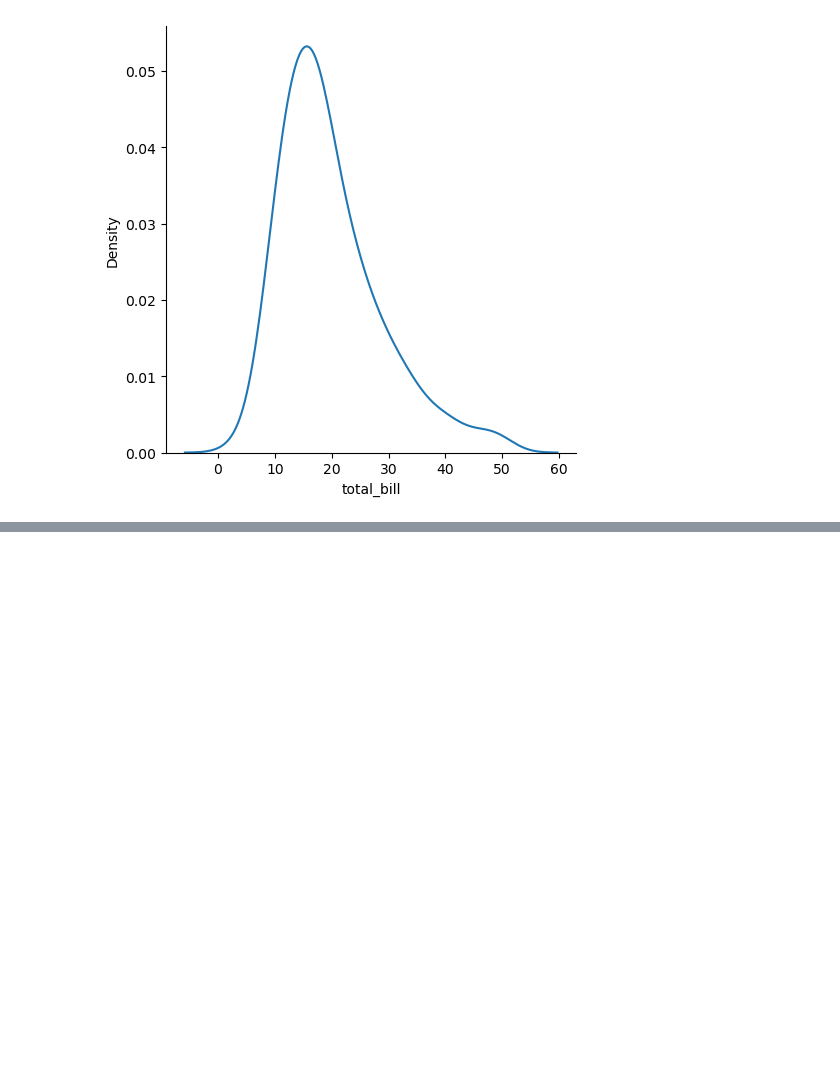
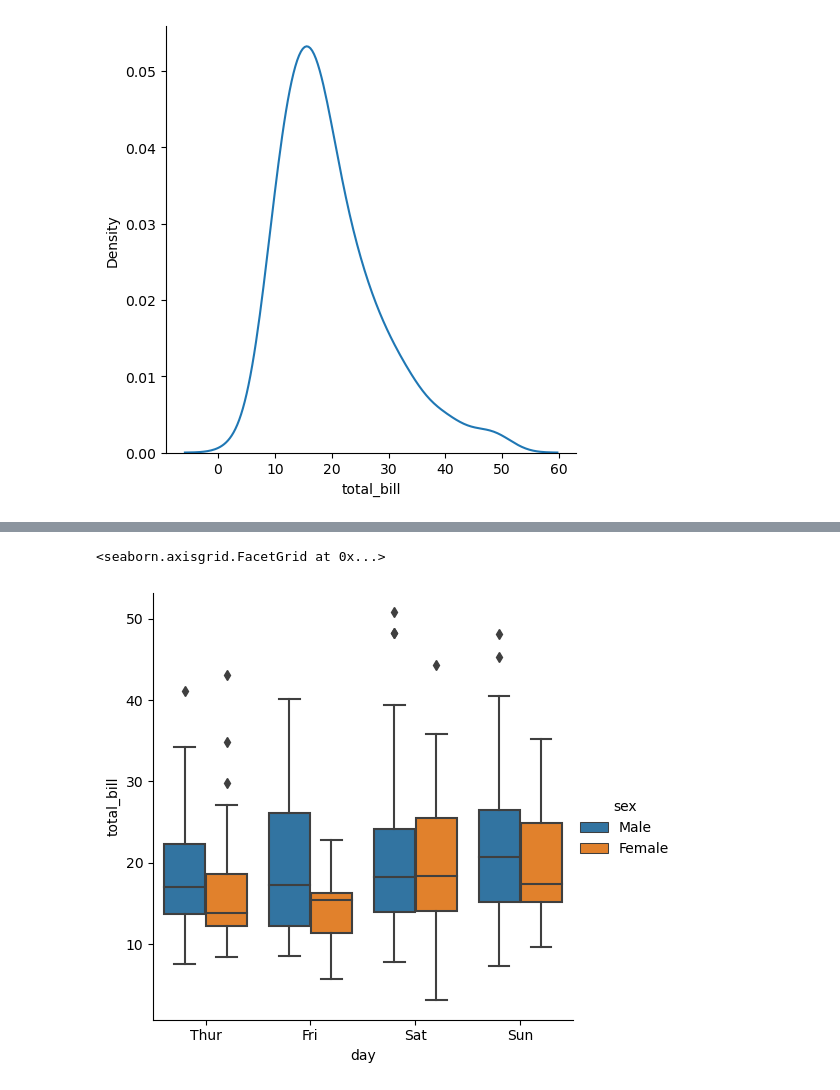
Before and after one commit to suraj4502/DS-Material, a Jupyter notebook: Seaborn_class.ipynb, the cells around one changed output, grey strips where cells are left out. Cells and saved outputs as stored; diff of their text form; code cells hidden in the pictures; blank space fills up the shorter version.

```diff
--- a/Seaborn_class.ipynb
+++ b/Seaborn_class.ipynb
@@ -182,0 +244,6 @@ sns.displot(data=tips_data, x='total_bill', kind='kde'); #figure level
+# %%
+# sns.boxplot(data=tips_data,x='day',y='total_bill',hue='sex')# axis level
+sns.catplot(data=tips_data,kind='box',x='day',y='total_bill',hue='sex')
+# %% [output]
+<seaborn.axisgrid.FacetGrid at 0x...>
+[figure, added]
```
Also changed, not shown: parts of 20 cells of this notebook, 5 other files.
